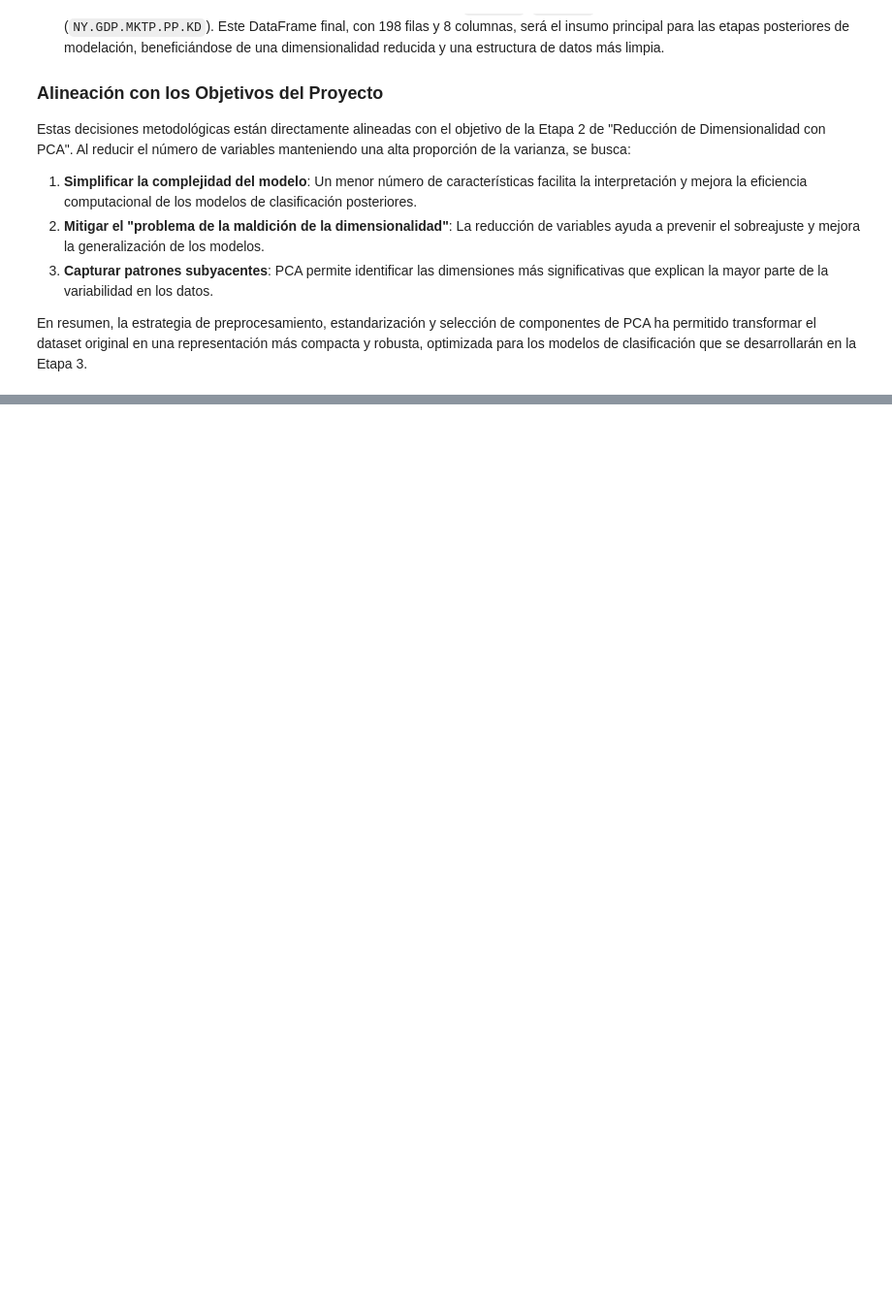
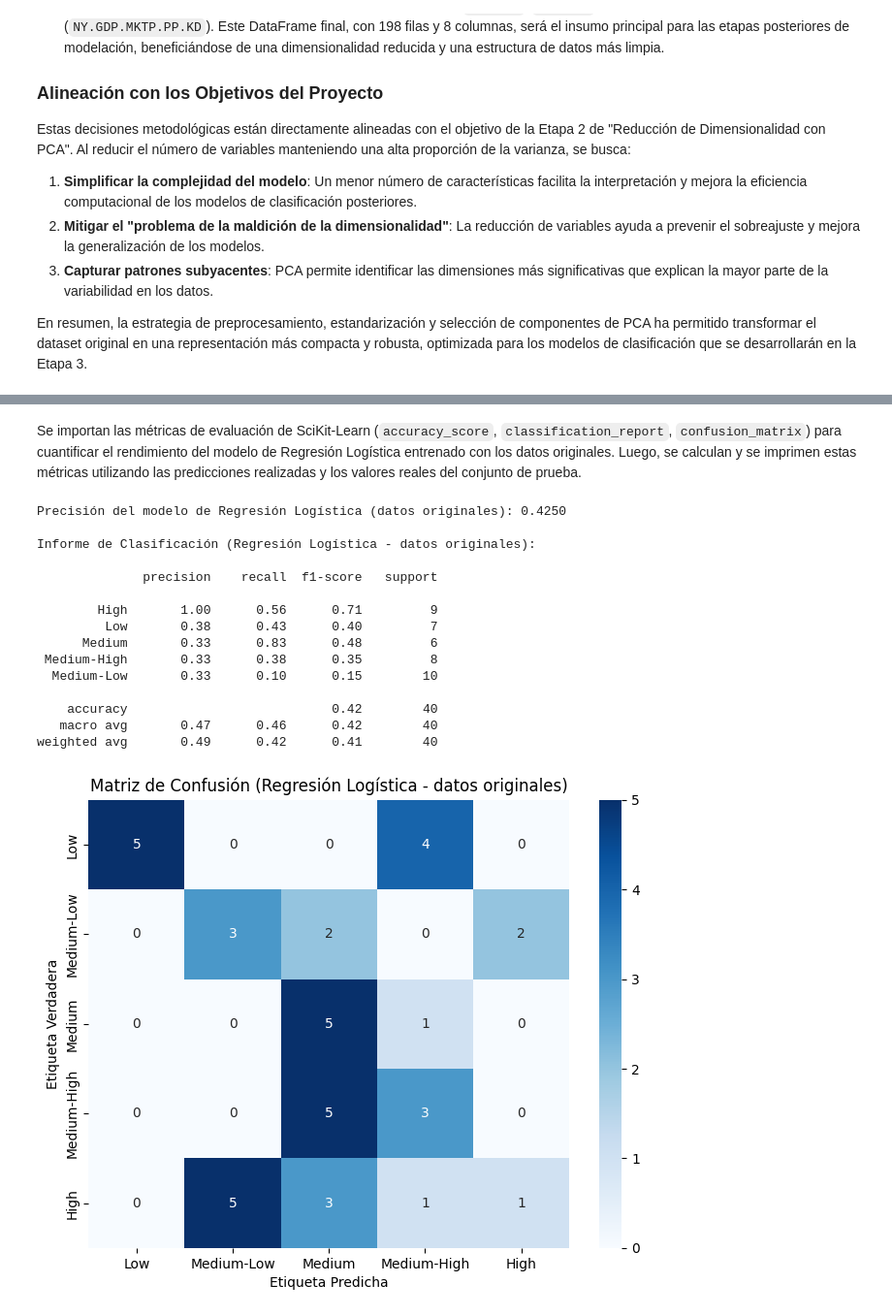
Before and after one commit to felipelarraguibel-art/Portafolio, a Jupyter notebook: Sm17_Examen_FelipeL.ipynb, the cells around one changed output, grey strips where cells are left out. Shown: that part at 97% size. Drawn from its saved outputs; the diff is of its cells as text; code cells hidden in the pictures; blank space fills up the shorter version.

```diff
--- a/Sm17_Examen_FelipeL.ipynb
+++ b/Sm17_Examen_FelipeL.ipynb
@@ -618,0 +689,11 @@ En resumen, la estrategia de preprocesamiento, estandarización y selección de
+# %%
+from sklearn.model_selection import train_test_split
+
+# Dividir los datos en conjuntos de entrenamiento y prueba (80-20%)
+X_train, X_test, y_train, y_test = train_test_split(X, y, test_size=0.2, random_state=42)
+
+# Imprimir las dimensiones de los conjuntos resultantes
+print("Dimensiones del conjunto de entrenamiento de variables explicativas (X_train):", X_train.shape)
+print("Dimensiones del conjunto de prueba de variables explicativas (X_test):", X_test.shape)
+print("Dimensiones del conjunto de entrenamiento de la variable objetivo (y_train):", y_train.shape)
+print("Dimensiones del conjunto de prueba de la variable objetivo (y_test):", y_test.shape)
@@ -618,0 +752,43 @@ En resumen, la estrategia de preprocesamiento, estandarización y selección de
+# %% [markdown]
+
+Se importan las métricas de evaluación de SciKit-Learn (`accuracy_score`, `classification_report`, `confusion_matrix`) para cuantificar el rendimiento del modelo de Regresión Logística entrenado con los datos originales. Luego, se calculan y se imprimen estas métricas utilizando las predicciones realizadas y los valores reales del conjunto de prueba.
+# %%
+from sklearn.metrics import accuracy_score, classification_report, confusion_matrix
+import seaborn as sns
+import matplotlib.pyplot as plt
+
+# Calcular la precisión del modelo
+accuracy_lr_original = accuracy_score(y_test, y_pred_lr_original)
+print(f"Precisión del modelo de Regresión Logística (datos originales): {accuracy_lr_original:.4f}")
+
+# Generar el informe de clasificación
+print("\nInforme de Clasificación (Regresión Logística - datos originales):\n")
+print(classification_report(y_test, y_pred_lr_original))
+
+# Generar la matriz de confusión
+conf_matrix_lr_original = confusion_matrix(y_test, y_pred_lr_original)
+
+plt.figure(figsize=(8, 6))
+sns.heatmap(conf_matrix_lr_original, annot=True, fmt='d', cmap='Blues',
+            xticklabels=y.cat.categories, yticklabels=y.cat.categories)
+plt.xlabel('Etiqueta Predicha')
+plt.ylabel('Etiqueta Verdadera')
+plt.title('Matriz de Confusión (Regresión Logística - datos originales)')
+plt.show()
+# %% [output]
+Precisión del modelo de Regresión Logística (datos originales): 0.4250
+
+Informe de Clasificación (Regresión Logística - datos originales):
+
+              precision    recall  f1-score   support
+
+        High       1.00      0.56      0.71         9
+         Low       0.38      0.43      0.40         7
+      Medium       0.33      0.83      0.48         6
+ Medium-High       0.33      0.38      0.35         8
+  Medium-Low       0.33      0.10      0.15        10
+
+    accuracy                           0.42        40
+   macro avg       0.47      0.46      0.42        40
+weighted avg       0.49      0.42      0.41        40
+[figure, added]
```
Also changed, not shown: parts of 40 cells of this notebook.
